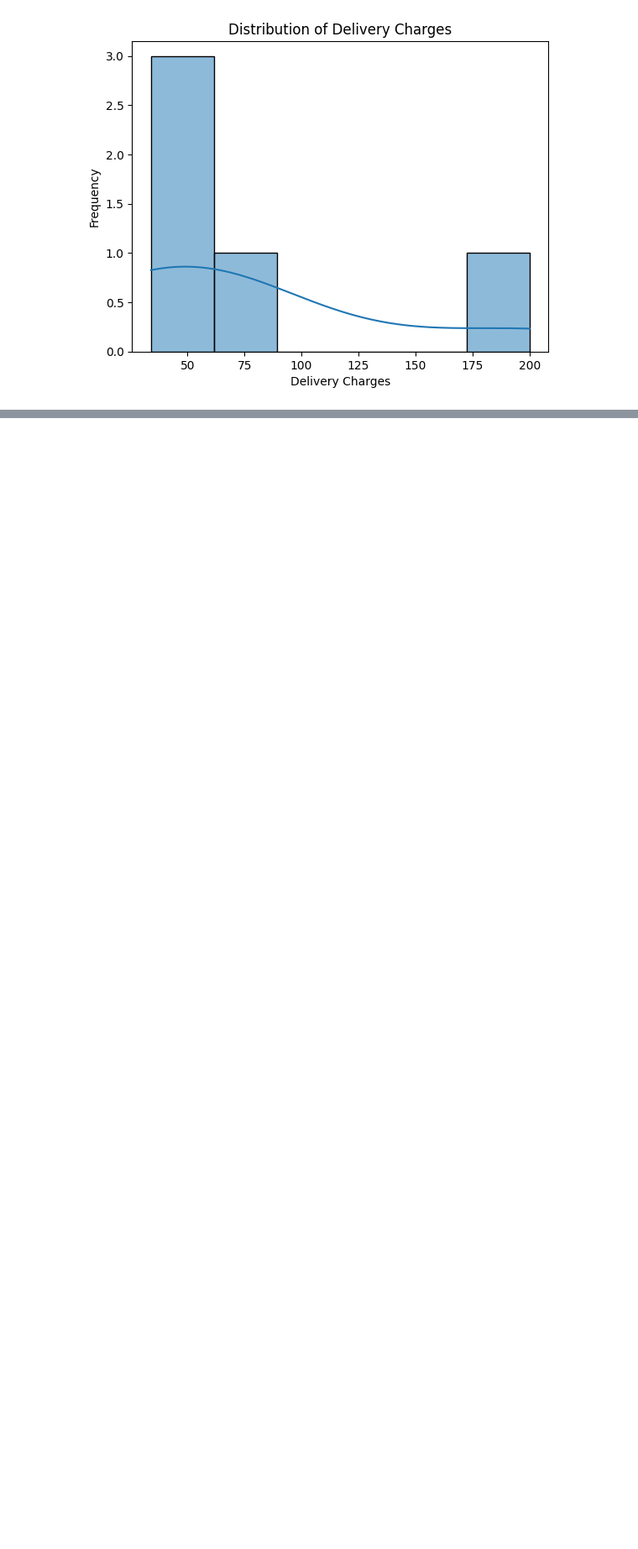
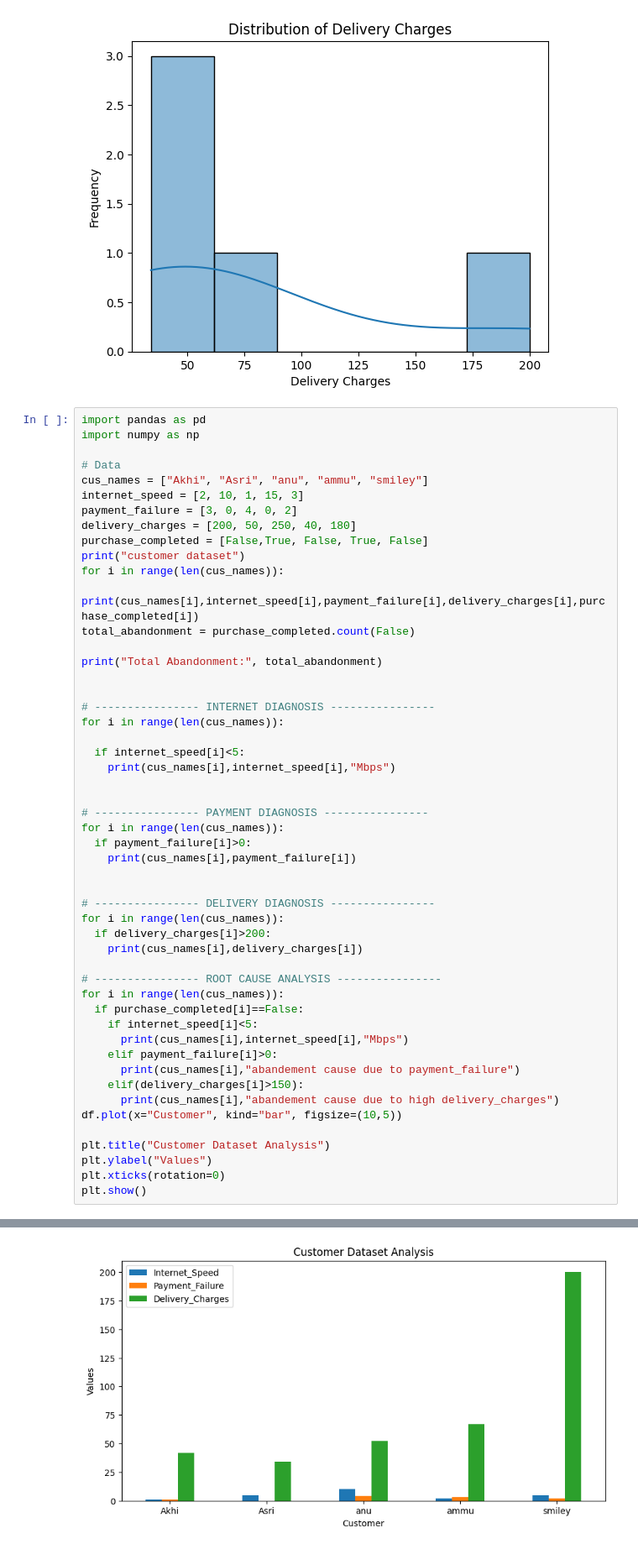
Before and after one commit to AsrithaAmbure/dataanlytics, a Jupyter notebook: diagnosticanalysis.ipynb, the cells around one changed output, grey strips where cells are left out. Shown at 84% size. Cells and saved outputs as stored; diff of their text form; blank space fills up the shorter version.

```diff
--- a/diagnosticanalysis.ipynb
+++ b/diagnosticanalysis.ipynb
@@ -91,3 +91,55 @@ Root Cause: Payment Gateway Issues
 [figure]
 [figure]
 [figure]
+# %%
+import pandas as pd
+import numpy as np
+
+# Data
+cus_names = ["Akhi", "Asri", "anu", "ammu", "smiley"]
+internet_speed = [2, 10, 1, 15, 3]
+payment_failure = [3, 0, 4, 0, 2]
+delivery_charges = [200, 50, 250, 40, 180]
+purchase_completed = [False,True, False, True, False]
+print("customer dataset")
+for i in range(len(cus_names)):
+  print(cus_names[i],internet_speed[i],payment_failure[i],delivery_charges[i],purchase_completed[i])
+total_abandonment = purchase_completed.count(False)
+
+print("Total Abandonment:", total_abandonment)
+
+
+# ---------------- INTERNET DIAGNOSIS ----------------
+for i in range(len(cus_names)):
+
+  if internet_speed[i]<5:
+    print(cus_names[i],internet_speed[i],"Mbps")
+
+
+# ---------------- PAYMENT DIAGNOSIS ----------------
+for i in range(len(cus_names)):
+  if payment_failure[i]>0:
+    print(cus_names[i],payment_failure[i])
+
+
+# ---------------- DELIVERY DIAGNOSIS ----------------
+for i in range(len(cus_names)):
+  if delivery_charges[i]>200:
+    print(cus_names[i],delivery_charges[i])
+
+# ---------------- ROOT CAUSE ANALYSIS ----------------
+for i in range(len(cus_names)):
+  if purchase_completed[i]==False:
+    if internet_speed[i]<5:
+      print(cus_names[i],internet_speed[i],"Mbps")
+    elif payment_failure[i]>0:
+      print(cus_names[i],"abandement cause due to payment_failure")
+    elif(delivery_charges[i]>150):
+      print(cus_names[i],"abandement cause due to high delivery_charges")
+df.plot(x="Customer", kind="bar", figsize=(10,5))
+
+plt.title("Customer Dataset Analysis")
+plt.ylabel("Values")
+plt.xticks(rotation=0)
+plt.show()
+# %% [output]
@@ -93,0 +163 @@ Root Cause: Payment Gateway Issues
+[figure, added]
```
Also changed, not shown: parts of 3 cells of this notebook.
